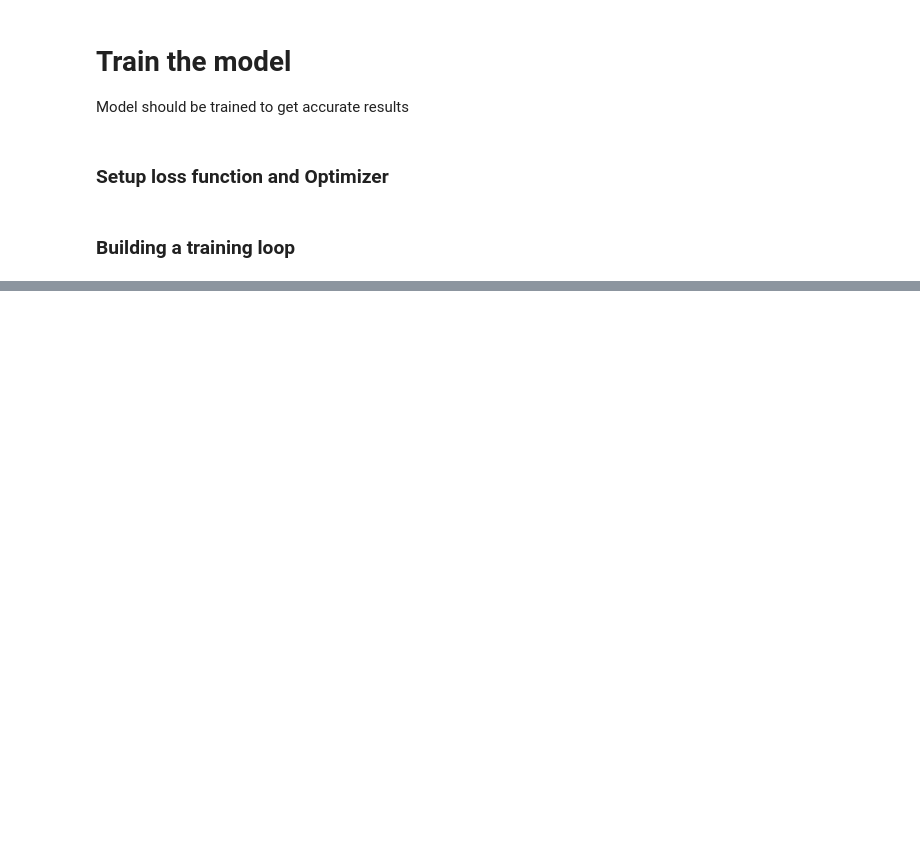
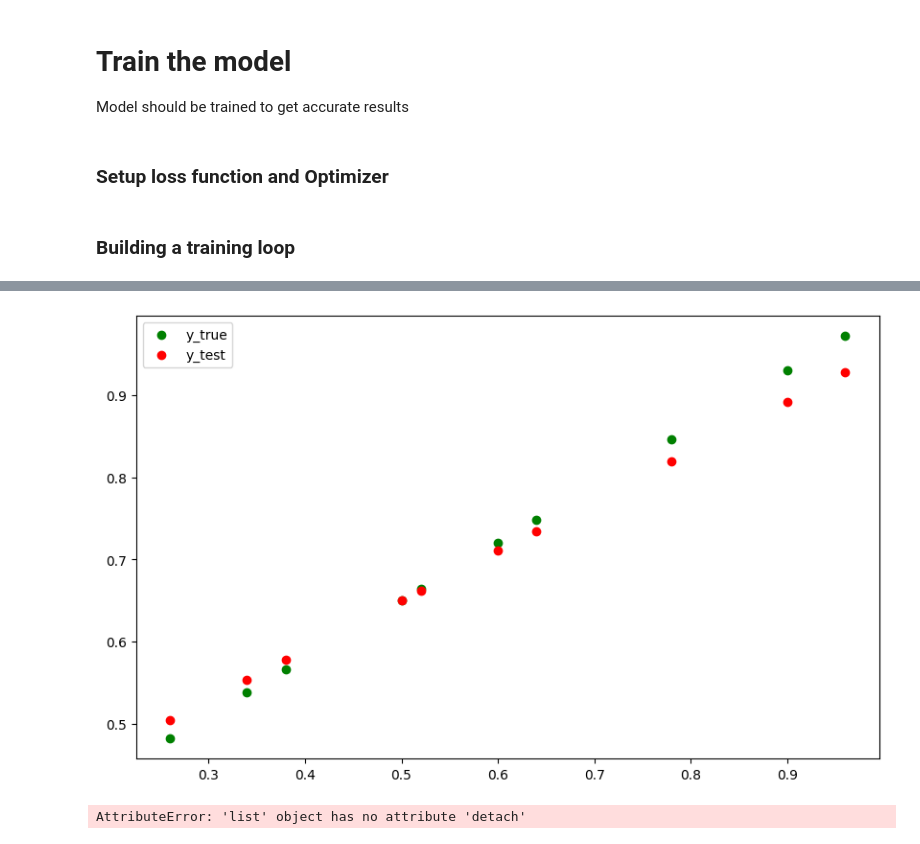
Before and after one commit to Dhaks13/My_DL_Works, a Jupyter notebook: learnings/01_PyTorch_Workflows.ipynb, the cells around one changed output, grey strips where cells are left out. Saved outputs shown, nothing was run; the diff lists cells and outputs as text; code cells hidden in the pictures; blank space fills up the shorter version.

```diff
--- a/learnings/01_PyTorch_Workflows.ipynb
+++ b/learnings/01_PyTorch_Workflows.ipynb
@@ -185,0 +246,39 @@ for epoch in range(epochs):
+# %%
+# Epochs
+epochs = 101
+
+epoch_count = []
+loss_values = []
+test_loss_values = []
+
+# Training Loop
+for epoch in range(epochs):
+    #Set the model to training mode
+    model_0.train()
+    # Forward Pass
+    y_pred = model_0(x_train)
+
+    # Compute Loss
+    loss = loss_fn(y_pred, y_train)
+
+    # Optimizer Zero Grad
+    optimizer.zero_grad()
+
+    # Backward Pass
+    loss.backward()
+
+    # Optimizer Step
+    optimizer.step()
+
+    #Set the model to evaluation mode
+    model_0.eval() #set the model to evaluation mode/ turn off the gradient tracking
+    with torch.inference_mode():
+        y_pred = model_0(x_test)
+        test_loss = loss_fn(y_pred, y_test)
+
+    if epoch % 10 == 0:
+        epoch_count.append(epoch)
+        loss_values.append(loss)
+        test_loss_values.append(test_loss)
+        print(f'Epoch {epoch } | Train Loss: {loss} | Test Loss: {test_loss}')
+        print(model_0.state_dict())
@@ -185,0 +303,10 @@ for epoch in range(epochs):
+# %%
+plot(x_test, y_test,x_test, y_pred)
+# %% [output]
+[figure, added]
+# %%
+np.array(epoch_count)
+loss_values.detach()
+np.array(test_loss_values)
+# %% [output]
+AttributeError: 'list' object has no attribute 'detach'
```
Also changed, not shown: parts of 9 cells of this notebook.
